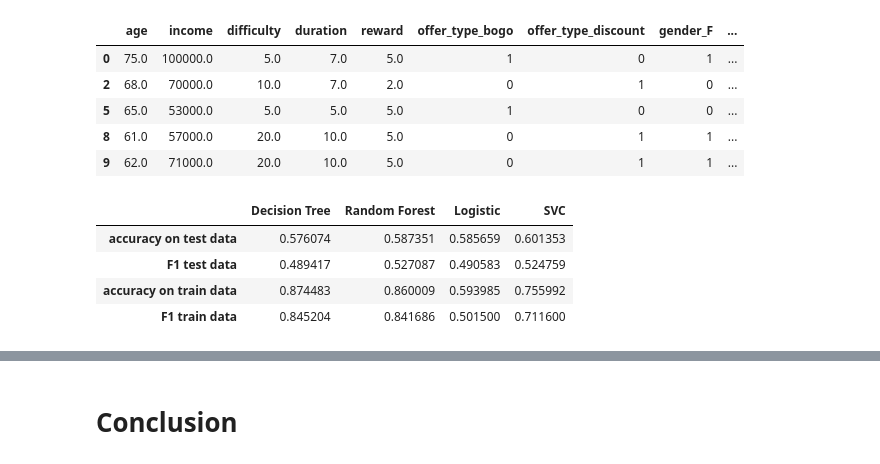
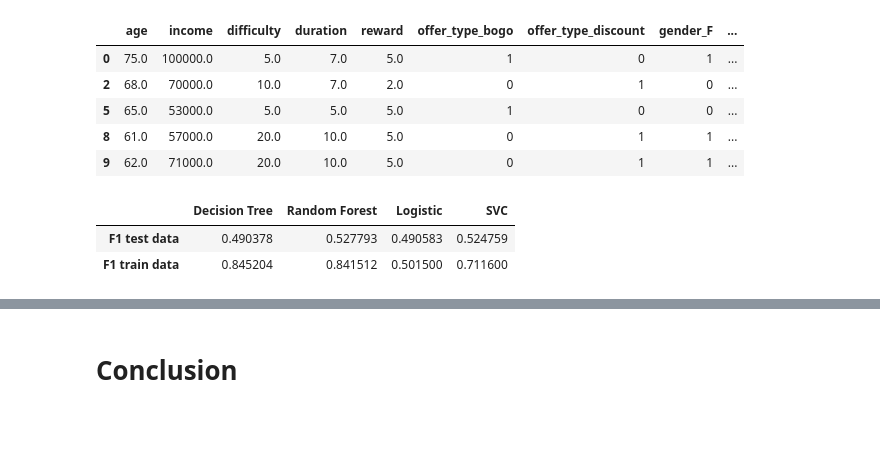
Before and after one commit to RezaJalayer/Udacity_Starbucks_Capstone, a Jupyter notebook: Starbucks_Capstone_notebook.ipynb, the cells around one changed output, grey strips where cells are left out. Saved outputs shown, nothing was run; the diff lists cells and outputs as text; code cells hidden in the pictures; blank space fills up the shorter version.

```diff
--- a/Starbucks_Capstone_notebook.ipynb
+++ b/Starbucks_Capstone_notebook.ipynb
@@ -1077,51 +1077,49 @@ clf = DecisionTreeClassifier()
 clf.fit(X_train,y_train)
 pred = clf.predict(X_test)
 # store the results
-DT = [clf.score(X_test,y_test),f1_score(y_test, pred),
-      clf.score(X_train,y_train),f1_score(y_train, clf.predict(X_train))]
+DT = [f1_score(y_test, pred),f1_score(y_train, clf.predict(X_train))]
+      #clf.score(X_test,y_test),clf.score(X_train,y_train)]
 
 
 # Random Forest
 clf = RandomForestClassifier()
 clf.fit(X_train,y_train)
 pred = clf.predict(X_test)
 # store the results
-RF = [clf.score(X_test,y_test),f1_score(y_test, pred),
-      clf.score(X_train,y_train),f1_score(y_train, clf.predict(X_train))]
+RF =  [f1_score(y_test, pred),f1_score(y_train, clf.predict(X_train))]
+      #clf.score(X_test,y_test),clf.score(X_train,y_train)]
 
 # Logistic Regression
 clf = LogisticRegression()
 clf.fit(X_train,y_train)
 pred = clf.predict(X_test)
 # store the results
-LR = [clf.score(X_test,y_test),f1_score(y_test, pred),
-      clf.score(X_train,y_train),f1_score(y_train, clf.predict(X_train))]
+LR =  [f1_score(y_test, pred),f1_score(y_train, clf.predict(X_train))]
+      #clf.score(X_test,y_test),clf.score(X_train,y_train)]
 
 # SVC
 clf = SVC()
 clf.fit(X_train,y_train)
 pred = clf.predict(X_test)
 # store the results
-SV = [clf.score(X_test,y_test),f1_score(y_test, pred),
-      clf.score(X_train,y_train),f1_score(y_train, clf.predict(X_train))]
+SV =  [f1_score(y_test, pred),f1_score(y_train, clf.predict(X_train))]
+      #clf.score(X_test,y_test),clf.score(X_train,y_train)]
 
 
 # summarize all the 4 models results
 results = pd.DataFrame(columns=["Decision Tree","Random Forest","Logistic","SVC"],
-                       index=["accuracy on test data","F1 test data","accuracy on train data","F1 train data"])
+                       index=["F1 test data","F1 train data"])
 
 results["Decision Tree"] = DT
 results["Random Forest"] = RF
 results["Logistic"] = LR
 results["SVC"] = SV
 
 results
 # %% [output]
 |  | Decision Tree | Random Forest | Logistic | SVC |
-| accuracy on test data | 0.576074 | 0.587351 | 0.585659 | 0.601353 |
-| F1 test data | 0.489417 | 0.527087 | 0.490583 | 0.524759 |
-| accuracy on train data | 0.874483 | 0.860009 | 0.593985 | 0.755992 |
-| F1 train data | 0.845204 | 0.841686 | 0.501500 | 0.711600 |
+| F1 test data | 0.490378 | 0.527793 | 0.490583 | 0.524759 |
+| F1 train data | 0.845204 | 0.841512 | 0.501500 | 0.711600 |
 # %%
 from sklearn.model_selection import GridSearchCV
 
```
Also changed, not shown: parts of 3 cells of this notebook.
